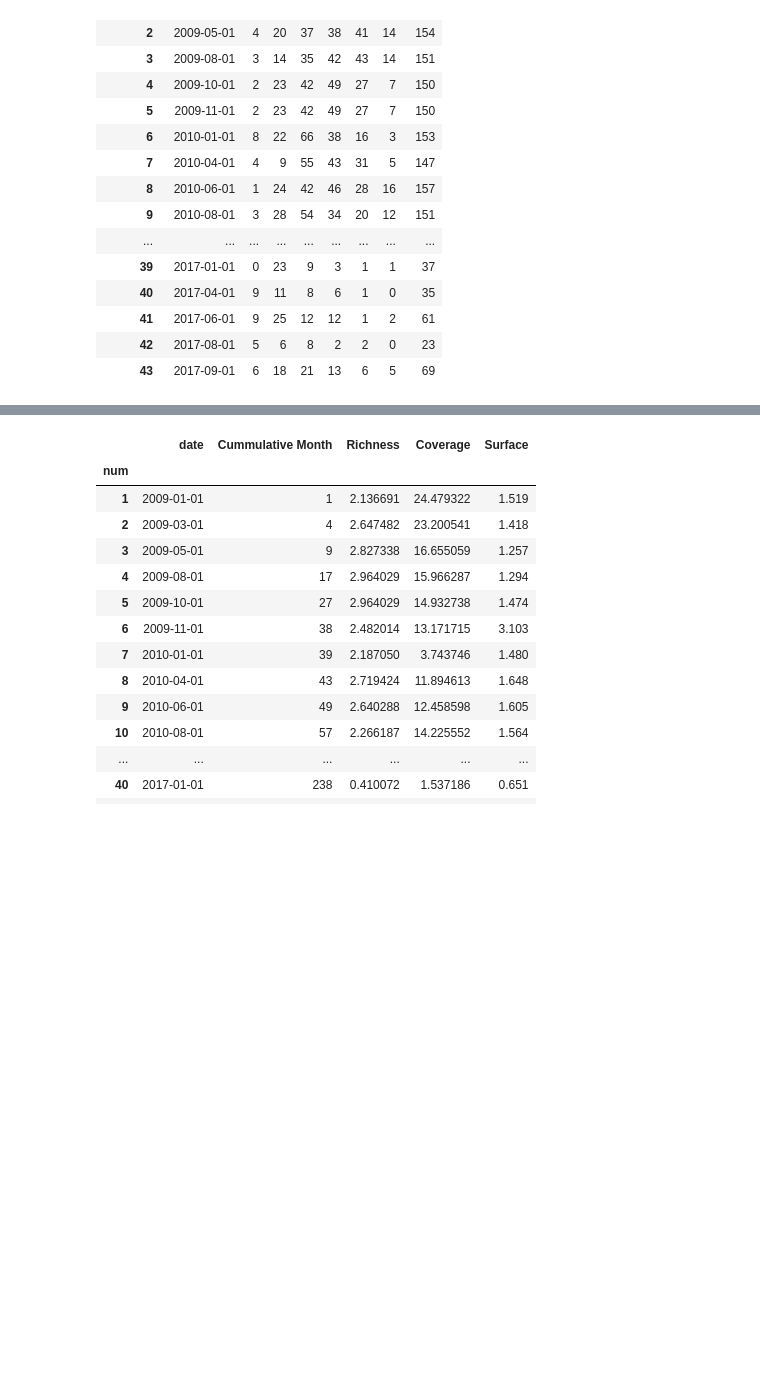
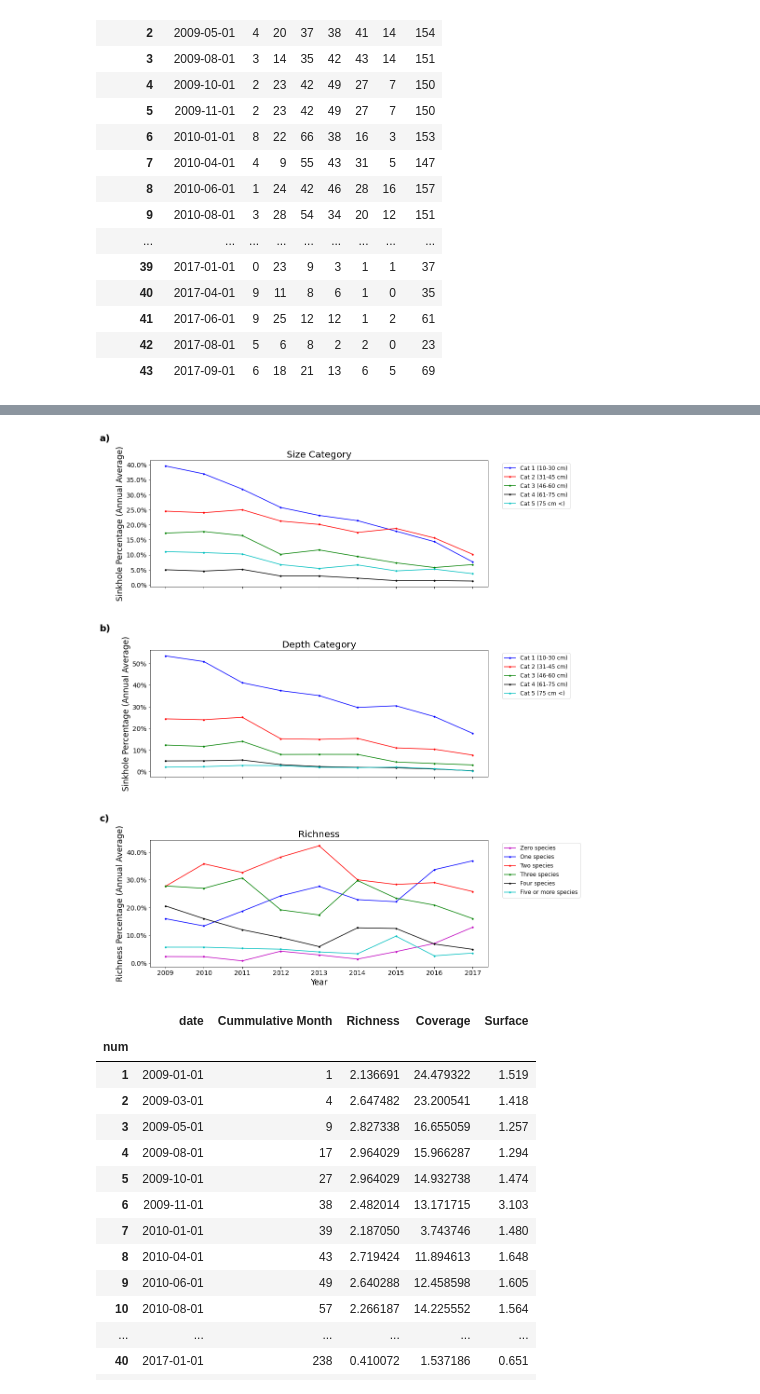
Before and after one commit to luisagranados/sinkholes, a Jupyter notebook: sinkholes_plots.ipynb, the cells around one changed output, grey strips where cells are left out. Drawn from its saved outputs; the diff is of its cells as text; code cells hidden in the pictures; blank space fills up the shorter version.

```diff
--- a/sinkholes_plots.ipynb
+++ b/sinkholes_plots.ipynb
@@ -183,0 +163,9 @@ fig.write_image("richness.png", width=1300, height=700)
+# %%
+df_mean_copy_richness = df_mean_richness.copy()
+# %%
+df_mean_copy_richness["0"] = df_mean_richness["0"]*100/df_mean_richness["total"]
+df_mean_copy_richness["1"] = df_mean_richness["1"]*100/df_mean_richness["total"]
+df_mean_copy_richness["2"] = df_mean_richness["2"]*100/df_mean_richness["total"]
+df_mean_copy_richness["3"] = df_mean_richness["3"]*100/df_mean_richness["total"]
+df_mean_copy_richness["4"] = df_mean_richness["4"]*100/df_mean_richness["total"]
+df_mean_copy_richness["5"] = df_mean_richness["5"]*100/df_mean_richness["total"]
@@ -184,3 +185,76 @@ fig.write_image("richness.png", width=1300, height=700)
+# %%
+plt.rcParams['figure.figsize'] = [13, 20]
+
+fig, (ax1,ax2,ax3) = plt.subplots(3, 1, sharex=True)
+fig.subplots_adjust(hspace=0.5)
+
+for key in column_dict:
+    ax1.plot(df_mean_copy_size_category['month_year'],
+            df_mean_copy_size_category[key],
+            color=column_dict[key]["color"],
+            marker='.',
+            label=column_dict[key]["label"])
+
+ax1.text(-0.15, 1.15, "a)", fontweight="bold", transform=ax1.transAxes, size=20)
+ax1.yaxis.set_major_formatter(ticker.PercentFormatter())
+ax1.set_title('Size Category', fontsize=20)
+
+ax1.set_ylabel('Sinkhole Percentage (Annual Average)', fontsize='xx-large')
+ax1.legend(fontsize='large',bbox_to_anchor=(1.25, 1))
+
+ax1.tick_params(axis="x", labelsize=14)
+ax1.tick_params(axis="y", labelsize=14)
+
+for key in column_dict:
+    ax2.plot(df_mean_copy_depth['month_year'],
+            df_mean_copy_depth[key],
+            color=column_dict[key]["color"],
+            marker='.',
+            label=column_dict[key]["label"])
+
+ax2.text(-0.15, 1.15, "b)", fontweight="bold", transform=ax2.transAxes, size=20)
+ax2.yaxis.set_major_formatter(ticker.PercentFormatter())
+ax2.set_title('Depth Category', fontsize=20)
+
+ax2.set_ylabel('Sinkhole Percentage (Annual Average)', fontsize='xx-large')
+ax2.legend(fontsize='large',bbox_to_anchor=(1.25, 1))
+
+ax2.tick_params(axis="x", labelsize=14)
+ax2.tick_params(axis="y", labelsize=14)
+
+column_dict_richness = {
+    "0":{"color":"m","label":"Zero species"},
+    "1":{"color":"b","label":"One species"},
+    "2":{"color":"r","label":"Two species"},
+    "3":{"color":"g","label":"Three species"},
+    "4":{"color":"k","label":"Four species"},
+    "5":{"color":"c","label":"Five or more species"},
+}
+
+
+
+for key in column_dict_richness:
+    ax3.plot(df_mean_copy_richness['month_year'],
+            df_mean_copy_richness[key],
+            color=column_dict_richness[key]["color"],
+            marker='.',
+            label=column_dict_richness[key]["label"])
+
+ax3.text(-0.15, 1.15, "c)", fontweight="bold", transform=ax3.transAxes, size=20)
+ax3.yaxis.set_major_formatter(ticker.PercentFormatter())
+ax3.set_title('Richness', fontsize=20)
+
+ax3.set_xlabel('Year', fontsize='xx-large')
+ax3.set_ylabel('Richness Percentage (Annual Average)', fontsize='xx-large')
+ax3.legend(fontsize='large',bbox_to_anchor=(1.28, 1))
+
+ax3.tick_params(axis="x", labelsize=14)
+ax3.tick_params(axis="y", labelsize=14)
+
+plt.savefig("sinkholes_description.png")
+plt.show()
+# %% [output]
+[figure, added]
 # %%
 df = trend.set_index("num")
 # %%
```
Also changed, not shown: parts of 35 cells of this notebook, 10 other files.
